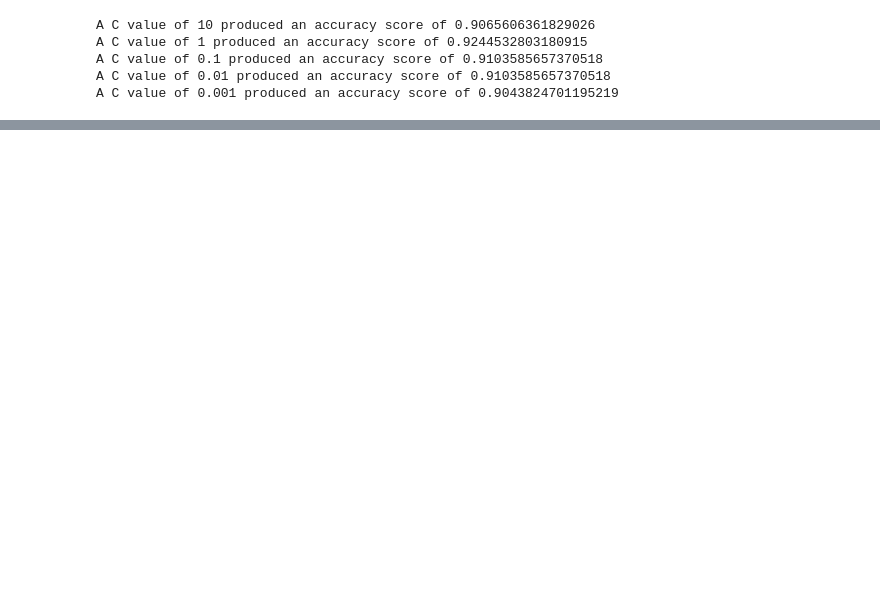
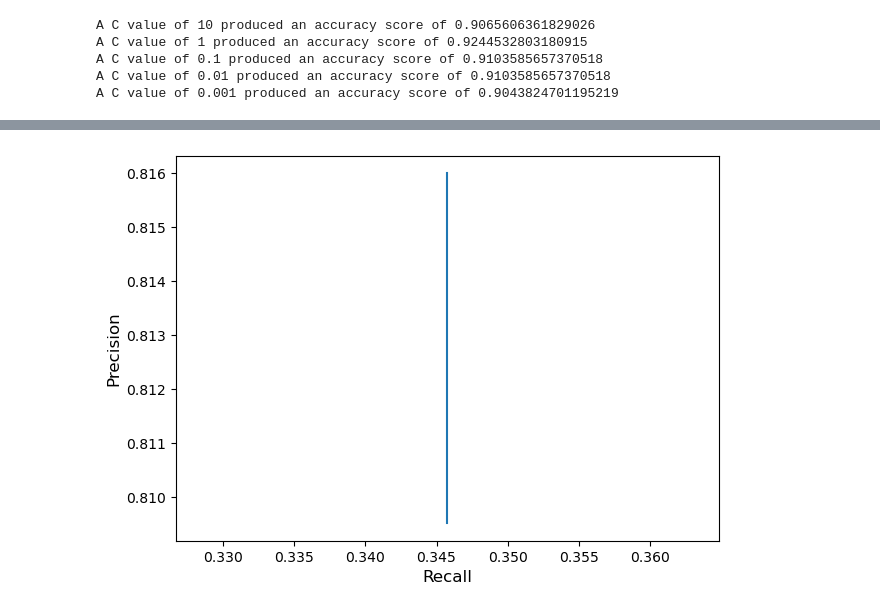
Before and after one commit to omecity/food-environment-atlas, a Jupyter notebook: tatum_model_creation.ipynb, the cells around one changed output, grey strips where cells are left out. Drawn from its saved outputs; the diff is of its cells as text; code cells hidden in the pictures; blank space fills up the shorter version.

```diff
--- a/tatum_model_creation.ipynb
+++ b/tatum_model_creation.ipynb
@@ -189,3 +190,21 @@ A C value of 1 produced an accuracy score of 0.9244532803180915
 A C value of 0.1 produced an accuracy score of 0.9103585657370518
 A C value of 0.01 produced an accuracy score of 0.9103585657370518
 A C value of 0.001 produced an accuracy score of 0.9043824701195219
+# %%
+perc = len(data_train_0[data_train_0["PERPOV10"] == 1])/len(data_train_0["PERPOV10"])
+
+print('{}% of counties in the US are labelled as persistent poverty counties'.format(perc*100))
+
+# Since only 11.65% of counties are considered persistent poverty counties, the svc.score may not be a good indication of how our model is doing
+# Let's compute some confusion matrices
+
+for i in range(len(Cs)):
+    C = Cs[i]
+    svc = LinearSVC(C=Cs[i], max_iter=100000, dual = True)
+    svc.fit(training_sets[i][county_ind_17], training_sets[i]["PERPOV10"])
+    mat = confusion_matrix(holdout_sets[i]["PERPOV10"],
+                       svc.predict(holdout_sets[i][county_ind_17]))
+    print('Confusion matrix for cross-validation test {} with C value {}'.format(i, C))
+    print(mat)
+# Choose C = 1
+# This matches up with the 'score' function
@@ -191,0 +228,28 @@ A C value of 0.001 produced an accuracy score of 0.9043824701195219
+# %%
+# Let's create a precision-recall curve for the entire training data set
+data_train = pd.concat([data_train_0, data_holdout_0], axis = 0)
+C_s = np.arange(0.25, 10, 0.25)
+
+prec_scores = []
+rec_scores = []
+
+for C in C_s:
+    svc = LinearSVC(C=C, max_iter=100000, dual = True)
+    svc.fit(data_train[county_ind_17], data_train["PERPOV10"])
+    pred = svc.predict(data_train[county_ind_17])
+    prec_scores.append(precision_score(data_train["PERPOV10"], pred))
+    rec_scores.append(recall_score(data_train["PERPOV10"], pred))
+# %%
+plt.figure(figsize=(7,5))
+
+plt.plot(rec_scores, prec_scores)
+
+plt.xlabel("Recall", fontsize=12)
+plt.ylabel("Precision", fontsize=12)
+
+plt.xticks(fontsize=10)
+plt.yticks(fontsize=10)
+
+plt.show()
+# %% [output]
+[figure, added]
```
Also changed, not shown: parts of 6 cells of this notebook.
